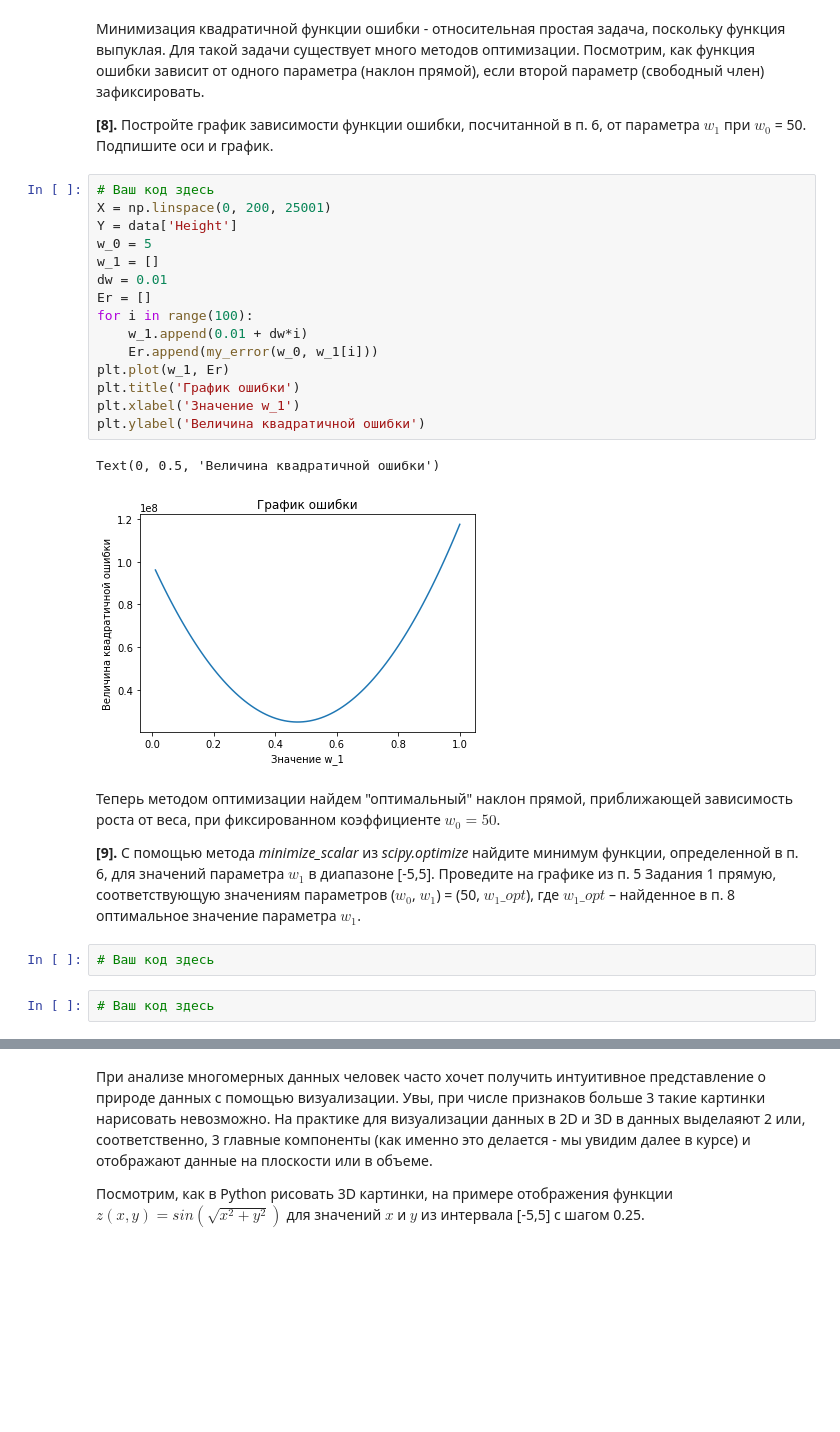
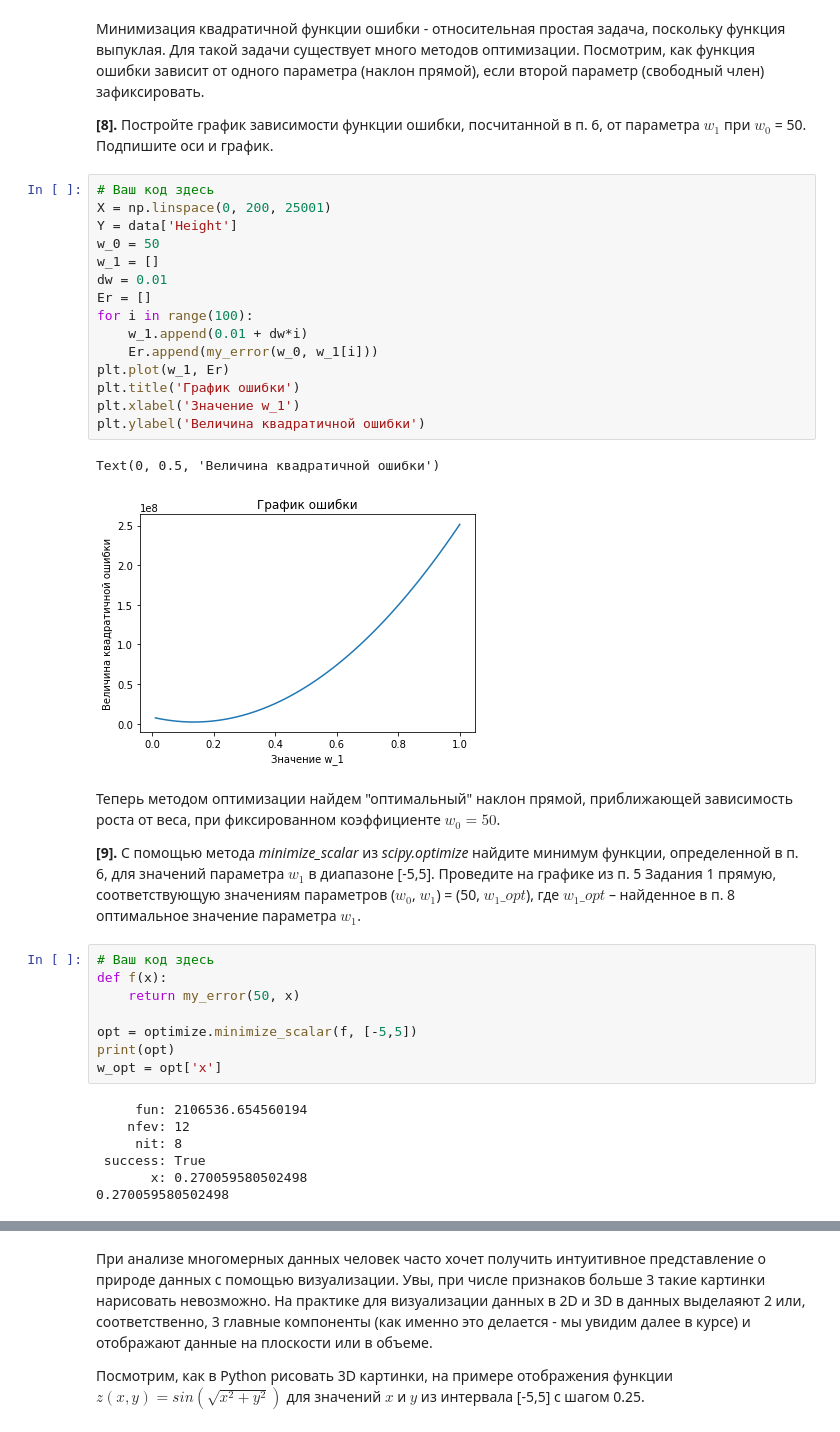
Before and after one commit to RBVV23/Coursera, a Jupyter notebook: Обучение на размеченных данных/Week_1/Линейная регрессия (рост_вес).ipynb, the cells around one changed output, grey strips where cells are left out. Drawn from its saved outputs; the diff is of its cells as text; blank space fills up the shorter version.

```diff
--- a/Обучение на размеченных данных/Week_1/Линейная регрессия (рост_вес).ipynb
+++ b/Обучение на размеченных данных/Week_1/Линейная регрессия (рост_вес).ipynb
@@ -172,26 +173,37 @@ plt.show()
 # %%
 # Ваш код здесь
 X = np.linspace(0, 200, 25001)
 Y = data['Height']
-w_0 = 5
+w_0 = 50
 w_1 = []
 dw = 0.01
 Er = []
 for i in range(100):
     w_1.append(0.01 + dw*i)
     Er.append(my_error(w_0, w_1[i]))
 plt.plot(w_1, Er)
 plt.title('График ошибки')
 plt.xlabel('Значение w_1')
 plt.ylabel('Величина квадратичной ошибки')
 # %% [output]
 Text(0, 0.5, 'Величина квадратичной ошибки')
-[figure, old version]
+[figure, new version]
 # %% [markdown]
 Теперь методом оптимизации найдем "оптимальный" наклон прямой, приближающей зависимость роста от веса, при фиксированном коэффициенте $w_0 = 50$.
 
 **[9].** С помощью метода *minimize_scalar* из *scipy.optimize* найдите минимум функции, определенной в п. 6, для значений параметра  $w_1$ в диапазоне [-5,5]. Проведите на графике из п. 5 Задания 1 прямую, соответствующую значениям параметров ($w_0$, $w_1$) = (50, $w_1\_opt$), где $w_1\_opt$ – найденное в п. 8 оптимальное значение параметра $w_1$.
-# %%
-# Ваш код здесь
-# %%
-# Ваш код здесь
+# %%
+# Ваш код здесь
+def f(x):
+    return my_error(50, x)
+
+opt = optimize.minimize_scalar(f, [-5,5])
+print(opt)
+w_opt = opt['x']
+# %% [output]
+     fun: 2106536.654560194
+    nfev: 12
+     nit: 8
+ success: True
+       x: 0.270059580502498
+0.270059580502498
```
Also changed, not shown: parts of 2 cells of this notebook, 1 other file.
